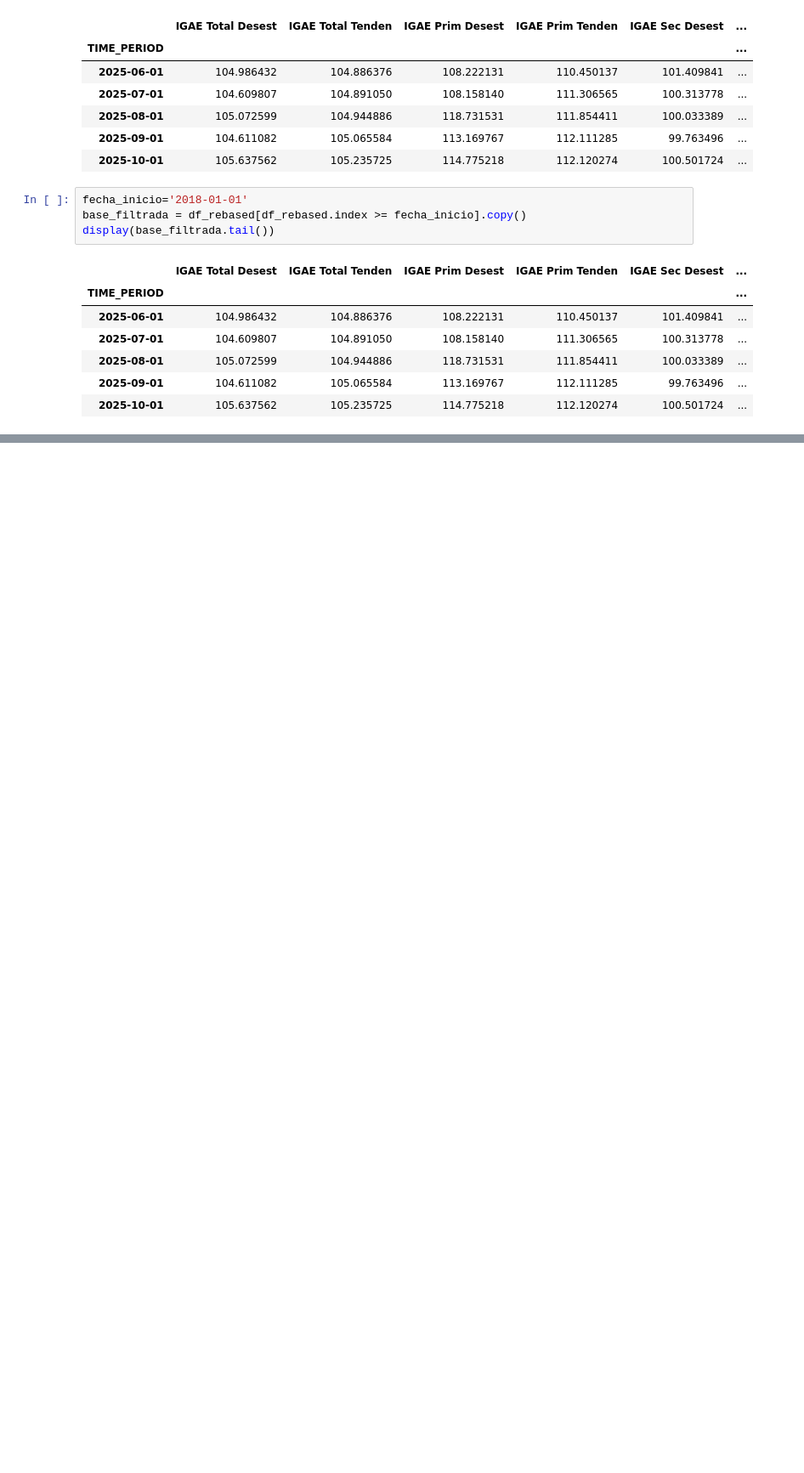
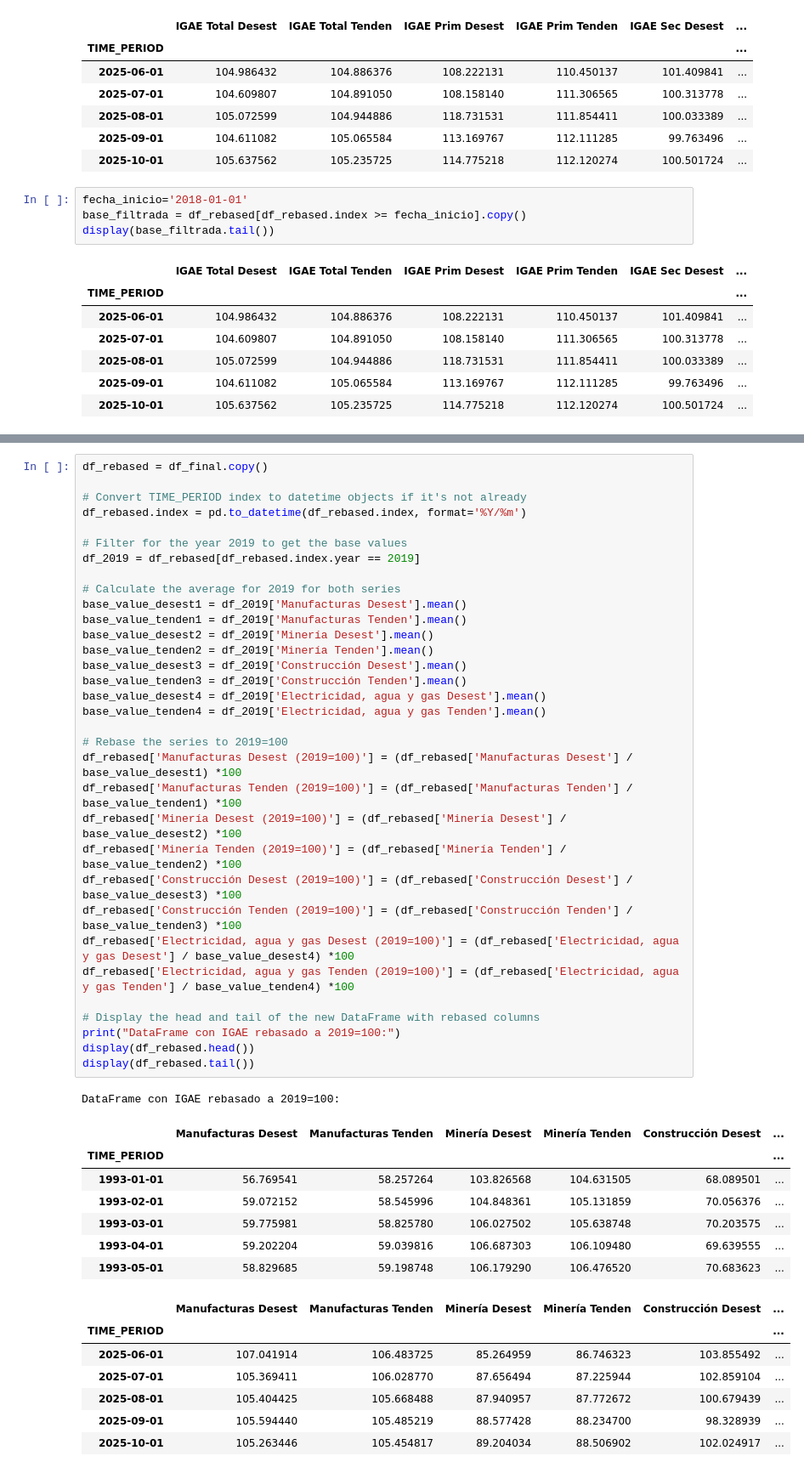
Before and after one commit to laloflogar/RB2026, a Jupyter notebook: Gráficas_nacional.ipynb, the cells around one changed output, grey strips where cells are left out. Shown at 85% size. Cells and saved outputs as stored; diff of their text form; blank space fills up the shorter version.

```diff
--- a/Gráficas_nacional.ipynb
+++ b/Gráficas_nacional.ipynb
@@ -1171,0 +948,49 @@ plt.show()
+# %%
+df_rebased = df_final.copy()
+
+# Convert TIME_PERIOD index to datetime objects if it's not already
+df_rebased.index = pd.to_datetime(df_rebased.index, format='%Y/%m')
+
+# Filter for the year 2019 to get the base values
+df_2019 = df_rebased[df_rebased.index.year == 2019]
+
+# Calculate the average for 2019 for both series
+base_value_desest1 = df_2019['Manufacturas Desest'].mean()
+base_value_tenden1 = df_2019['Manufacturas Tenden'].mean()
+base_value_desest2 = df_2019['Minería Desest'].mean()
+base_value_tenden2 = df_2019['Minería Tenden'].mean()
+base_value_desest3 = df_2019['Construcción Desest'].mean()
+base_value_tenden3 = df_2019['Construcción Tenden'].mean()
+base_value_desest4 = df_2019['Electricidad, agua y gas Desest'].mean()
+base_value_tenden4 = df_2019['Electricidad, agua y gas Tenden'].mean()
+
+# Rebase the series to 2019=100
+df_rebased['Manufacturas Desest (2019=100)'] = (df_rebased['Manufacturas Desest'] / base_value_desest1) *100
+df_rebased['Manufacturas Tenden (2019=100)'] = (df_rebased['Manufacturas Tenden'] / base_value_tenden1) *100
+df_rebased['Minería Desest (2019=100)'] = (df_rebased['Minería Desest'] / base_value_desest2) *100
+df_rebased['Minería Tenden (2019=100)'] = (df_rebased['Minería Tenden'] / base_value_tenden2) *100
+df_rebased['Construcción Desest (2019=100)'] = (df_rebased['Construcción Desest'] / base_value_desest3) *100
+df_rebased['Construcción Tenden (2019=100)'] = (df_rebased['Construcción Tenden'] / base_value_tenden3) *100
+df_rebased['Electricidad, agua y gas Desest (2019=100)'] = (df_rebased['Electricidad, agua y gas Desest'] / base_value_desest4) *100
+df_rebased['Electricidad, agua y gas Tenden (2019=100)'] = (df_rebased['Electricidad, agua y gas Tenden'] / base_value_tenden4) *100
+
+# Display the head and tail of the new DataFrame with rebased columns
+print("DataFrame con IGAE rebasado a 2019=100:")
+display(df_rebased.head())
+display(df_rebased.tail())
+# %% [output]
+DataFrame con IGAE rebasado a 2019=100:
+|  | Manufacturas Desest | Manufacturas Tenden | Minería Desest | Minería Tenden | Construcción Desest | ... |
+| TIME_PERIOD |  |  |  |  |  | ... |
+| 1993-01-01 | 56.769541 | 58.257264 | 103.826568 | 104.631505 | 68.089501 | ... |
+| 1993-02-01 | 59.072152 | 58.545996 | 104.848361 | 105.131859 | 70.056376 | ... |
+| 1993-03-01 | 59.775981 | 58.825780 | 106.027502 | 105.638748 | 70.203575 | ... |
+| 1993-04-01 | 59.202204 | 59.039816 | 106.687303 | 106.109480 | 69.639555 | ... |
+| 1993-05-01 | 58.829685 | 59.198748 | 106.179290 | 106.476520 | 70.683623 | ... |
+|  | Manufacturas Desest | Manufacturas Tenden | Minería Desest | Minería Tenden | Construcción Desest | ... |
+| TIME_PERIOD |  |  |  |  |  | ... |
+| 2025-06-01 | 107.041914 | 106.483725 | 85.264959 | 86.746323 | 103.855492 | ... |
+| 2025-07-01 | 105.369411 | 106.028770 | 87.656494 | 87.225944 | 102.859104 | ... |
+| 2025-08-01 | 105.404425 | 105.668488 | 87.940957 | 87.772672 | 100.679439 | ... |
+| 2025-09-01 | 105.594440 | 105.485219 | 88.577428 | 88.234700 | 98.328939 | ... |
+| 2025-10-01 | 105.263446 | 105.454817 | 89.204034 | 88.506902 | 102.024917 | ... |
```
Also changed, not shown: parts of 11 cells of this notebook.
